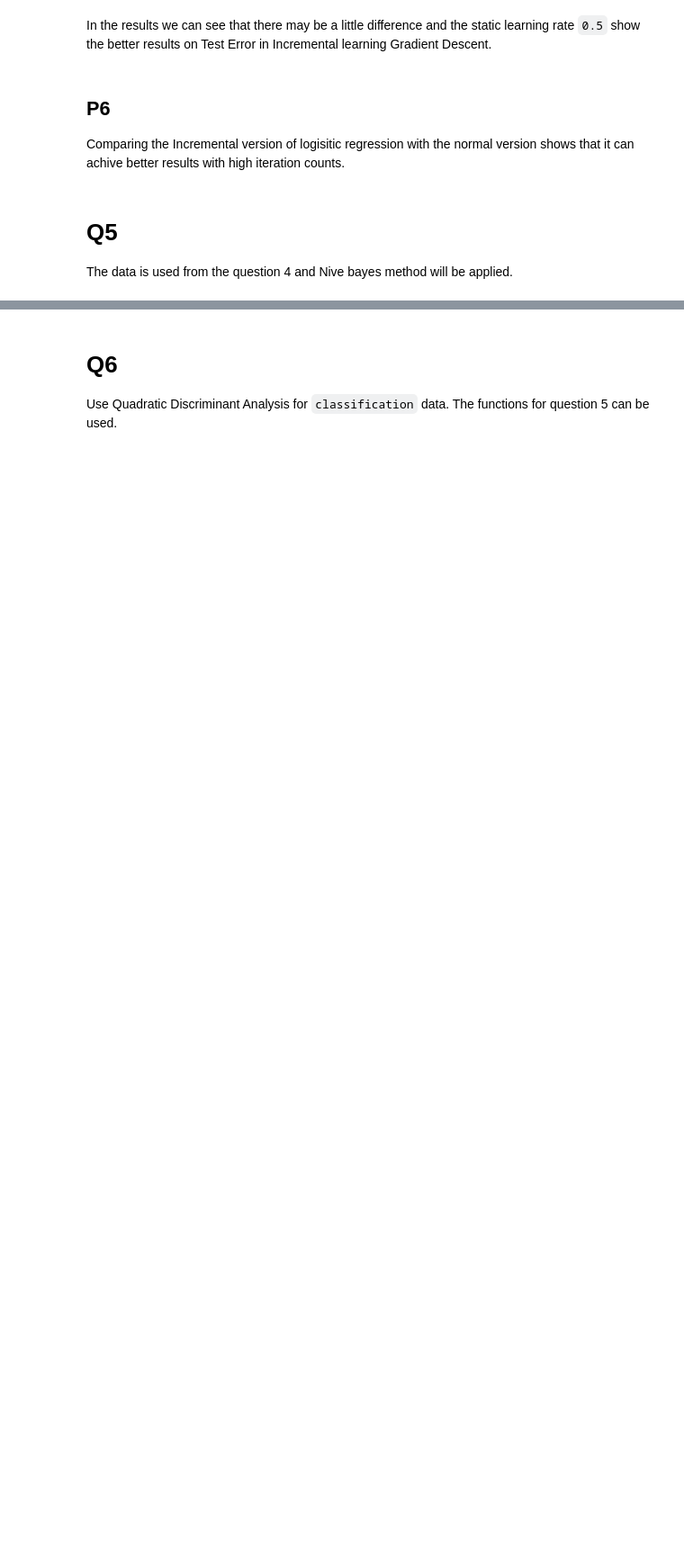
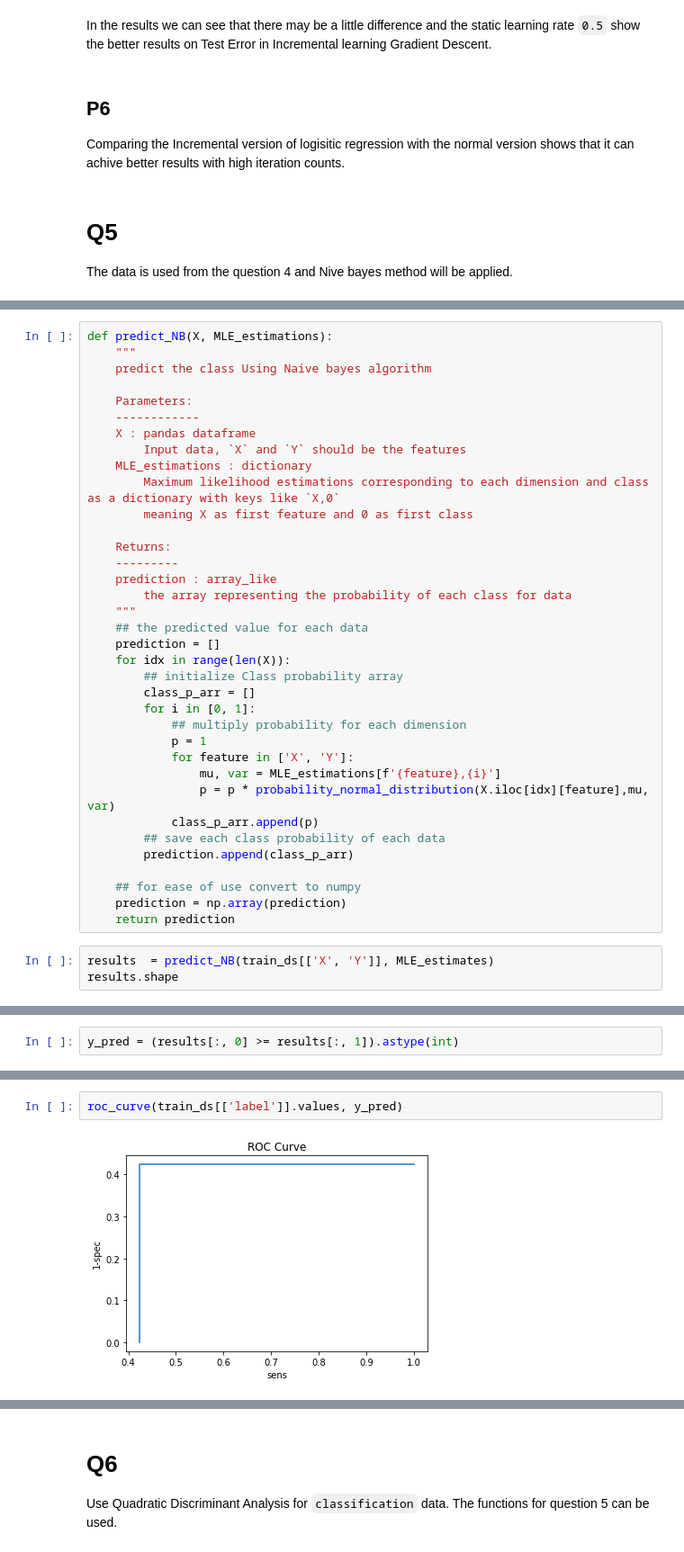
Before and after one commit to amindadgar/Machine-Learning, a Jupyter notebook: HW2/main.ipynb, the cells around one changed output, grey strips where cells are left out. Shown at 90% size. Drawn from its saved outputs; the diff is of its cells as text; blank space fills up the shorter version.

```diff
--- a/HW2/main.ipynb
+++ b/HW2/main.ipynb
@@ -744,0 +818,39 @@ def find_MLE_Normal_distro(X):
+# %%
+def predict_NB(X, MLE_estimations):
+    """
+    predict the class Using Naive bayes algorithm
+
+    Parameters:
+    ------------
+    X : pandas dataframe
+        Input data, `X` and `Y` should be the features
+    MLE_estimations : dictionary
+        Maximum likelihood estimations corresponding to each dimension and class as a dictionary with keys like `X,0`
+        meaning X as first feature and 0 as first class
+
+    Returns:
+    ---------
+    prediction : array_like
+        the array representing the probability of each class for data
+    """
+    ## the predicted value for each data
+    prediction = []
+    for idx in range(len(X)):
+        ## initialize Class probability array
+        class_p_arr = []
+        for i in [0, 1]:
+            ## multiply probability for each dimension
+            p = 1
+            for feature in ['X', 'Y']:
+                mu, var = MLE_estimations[f'{feature},{i}']
+                p = p * probability_normal_distribution(X.iloc[idx][feature],mu, var)
+            class_p_arr.append(p)
+        ## save each class probability of each data
+        prediction.append(class_p_arr)
+
+    ## for ease of use convert to numpy
+    prediction = np.array(prediction)
+    return prediction
+# %%
+results  = predict_NB(train_ds[['X', 'Y']], MLE_estimates)
+results.shape
@@ -744,0 +866,2 @@ def find_MLE_Normal_distro(X):
+# %%
+y_pred = (results[:, 0] >= results[:, 1]).astype(int)
@@ -744,0 +942,4 @@ def find_MLE_Normal_distro(X):
+# %%
+roc_curve(train_ds[['label']].values, y_pred)
+# %% [output]
+[figure, added]
```
Also changed, not shown: parts of 18 cells of this notebook.
